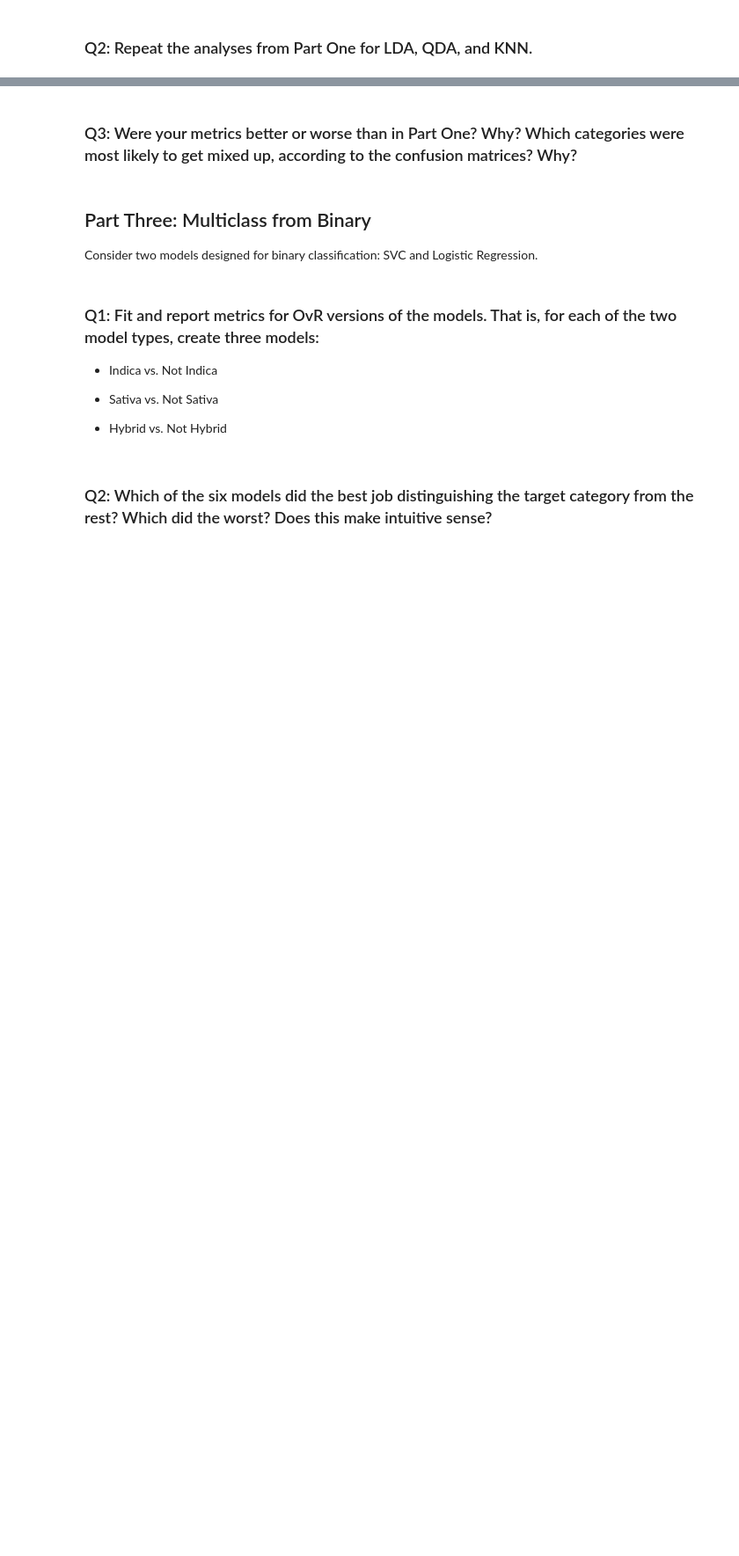
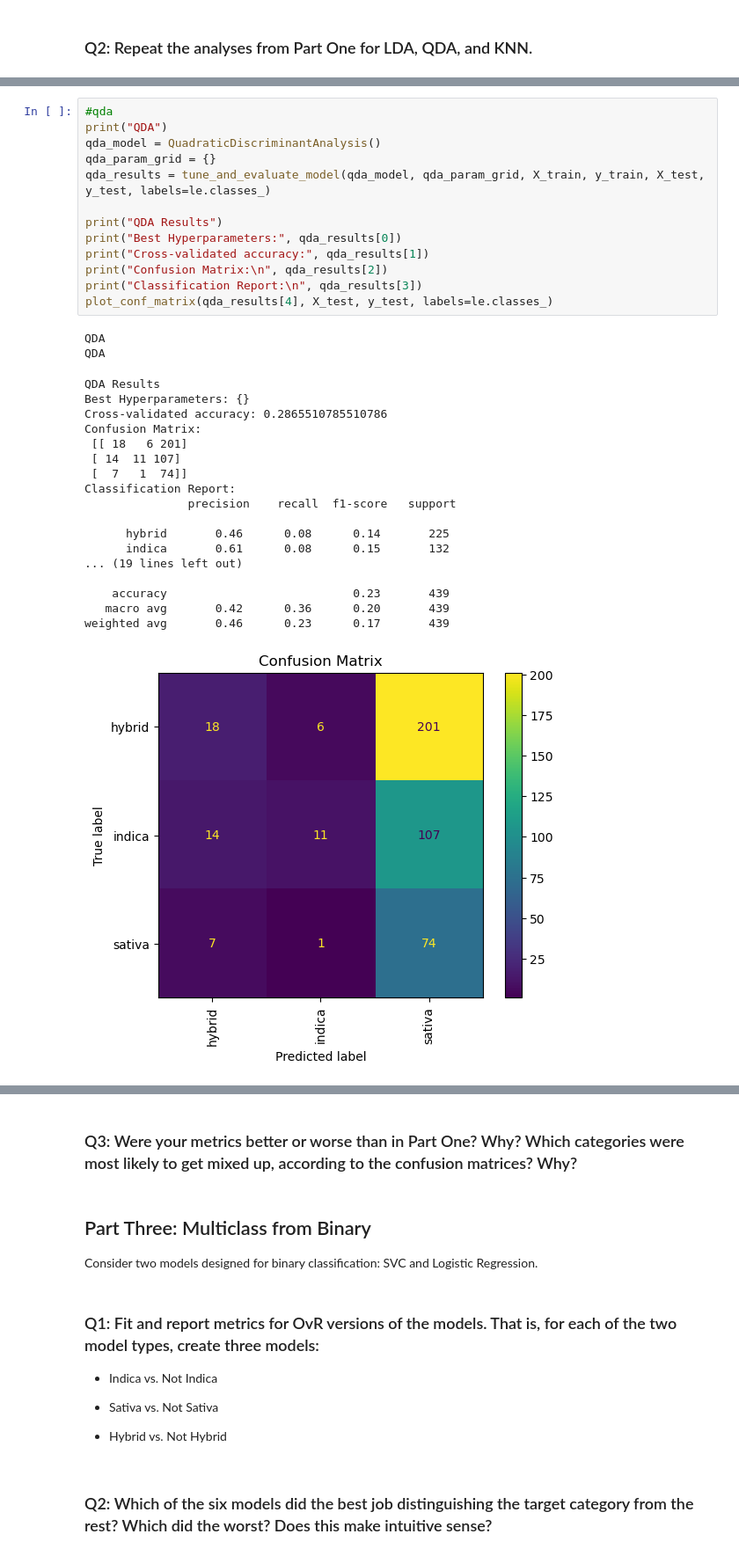
Before and after one commit to summerchurby/GSB-544, a Jupyter notebook: Lab8.ipynb, the cells around one changed output, grey strips where cells are left out. Shown at 88% size. Saved outputs shown, nothing was run; the diff lists cells and outputs as text; blank space fills up the shorter version.

```diff
--- a/Lab8.ipynb
+++ b/Lab8.ipynb
@@ -293,0 +326,34 @@ weighted avg       0.60      0.60      0.60       471
+# %%
+#qda
+print("QDA")
+qda_model = QuadraticDiscriminantAnalysis()
+qda_param_grid = {}
+qda_results = tune_and_evaluate_model(qda_model, qda_param_grid, X_train, y_train, X_test, y_test, labels=le.classes_)
+
+print("QDA Results")
+print("Best Hyperparameters:", qda_results[0])
+print("Cross-validated accuracy:", qda_results[1])
+print("Confusion Matrix:\n", qda_results[2])
+print("Classification Report:\n", qda_results[3])
+plot_conf_matrix(qda_results[4], X_test, y_test, labels=le.classes_)
+# %% [output]
+QDA
+QDA
+QDA Results
+Best Hyperparameters: {}
+Cross-validated accuracy: 0.2865510785510786
+Confusion Matrix:
+ [[ 18   6 201]
+ [ 14  11 107]
+ [  7   1  74]]
+Classification Report:
+               precision    recall  f1-score   support
+
+      hybrid       0.46      0.08      0.14       225
+      indica       0.61      0.08      0.15       132
+... (19 lines left out)
+
+    accuracy                           0.23       439
+   macro avg       0.42      0.36      0.20       439
+weighted avg       0.46      0.23      0.17       439
+[figure, added]
```
Also changed, not shown: parts of 3 cells of this notebook.
